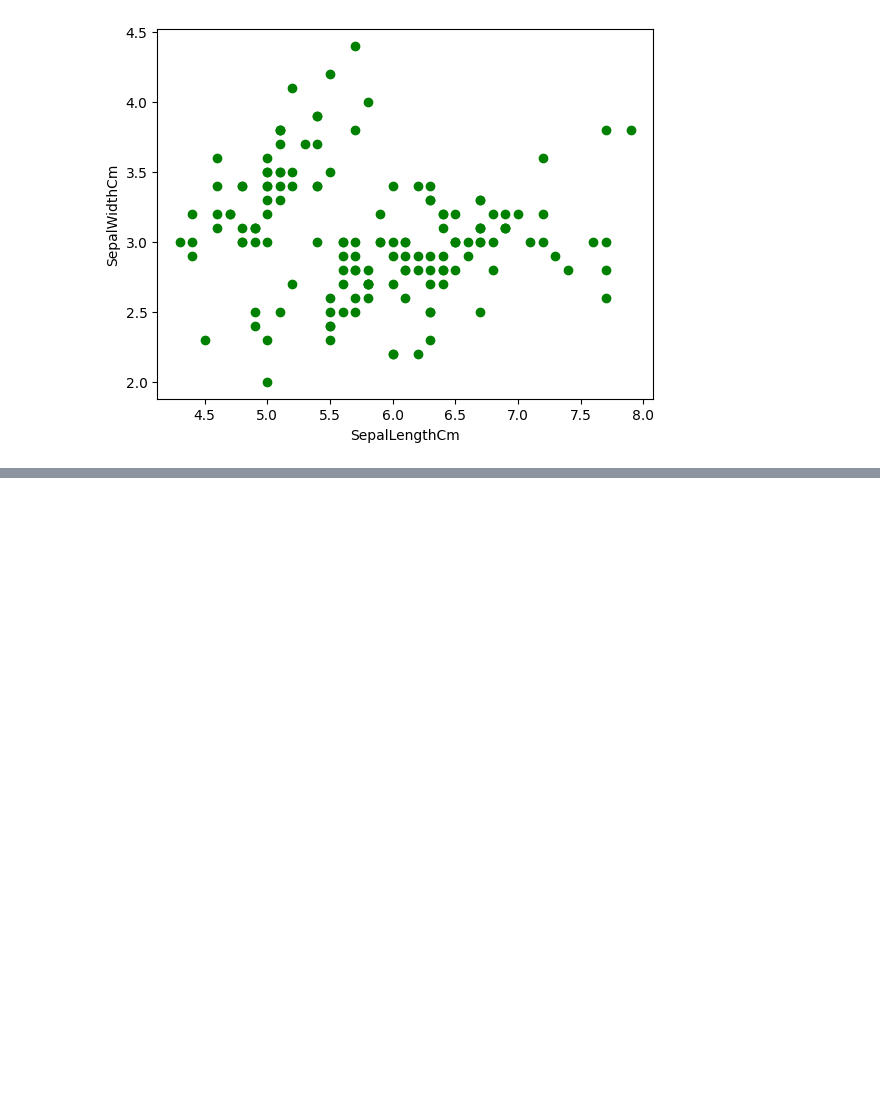
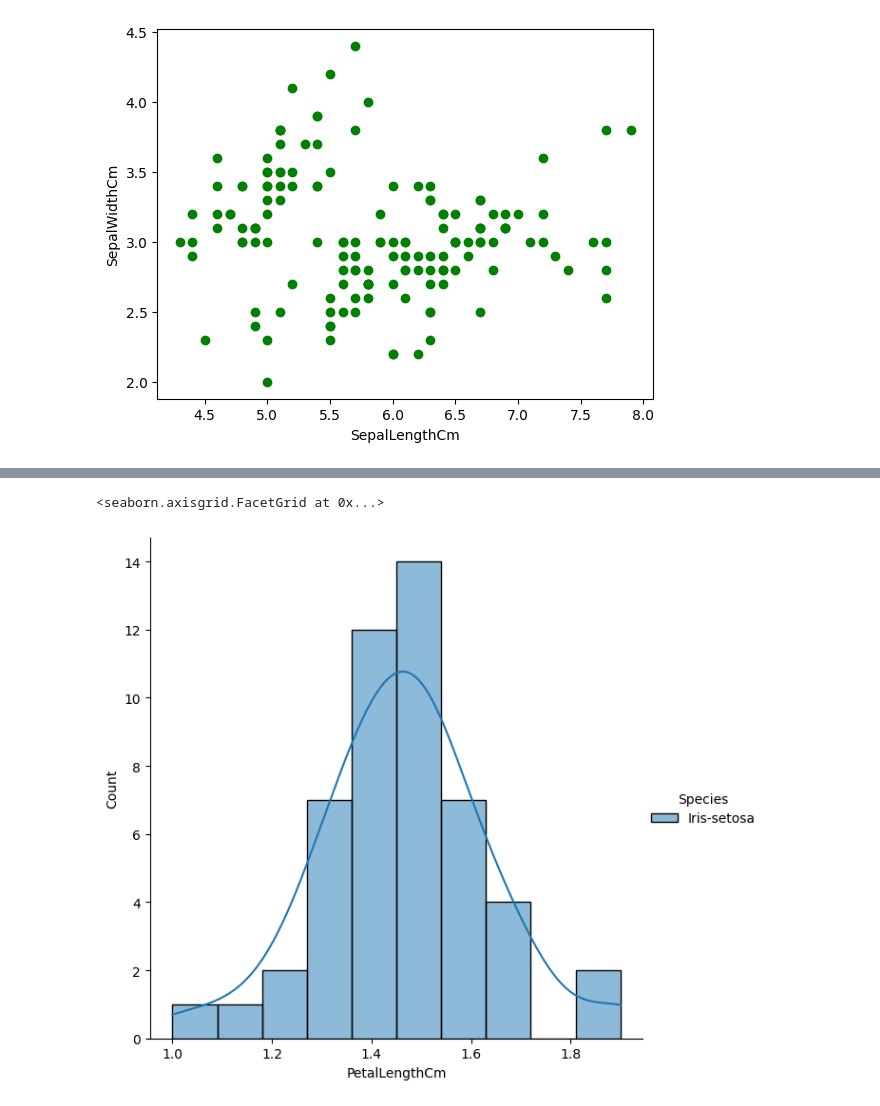
Before and after one commit to subhajit20/Practice-Data-Science-with-Python, a Jupyter notebook: Practice Datascience/Visualization_technique.ipynb, the cells around one changed output, grey strips where cells are left out. Drawn from its saved outputs; the diff is of its cells as text; code cells hidden in the pictures; blank space fills up the shorter version.

```diff
--- a/Practice Datascience/Visualization_technique.ipynb
+++ b/Practice Datascience/Visualization_technique.ipynb
@@ -81,0 +89,3 @@ plt.show()
+# %%
+Iris_setosa = df[df["Species"] == "Iris-setosa"]
+Iris_setosa.head()
@@ -81,0 +99,5 @@ plt.show()
+# %%
+sns.FacetGrid(Iris_setosa,hue="Species",height=6).map(sns.histplot,'PetalLengthCm',kde=True).add_legend()
+# %% [output]
+<seaborn.axisgrid.FacetGrid at 0x...>
+[figure, added]
```
Also changed, not shown: parts of 5 cells of this notebook.
